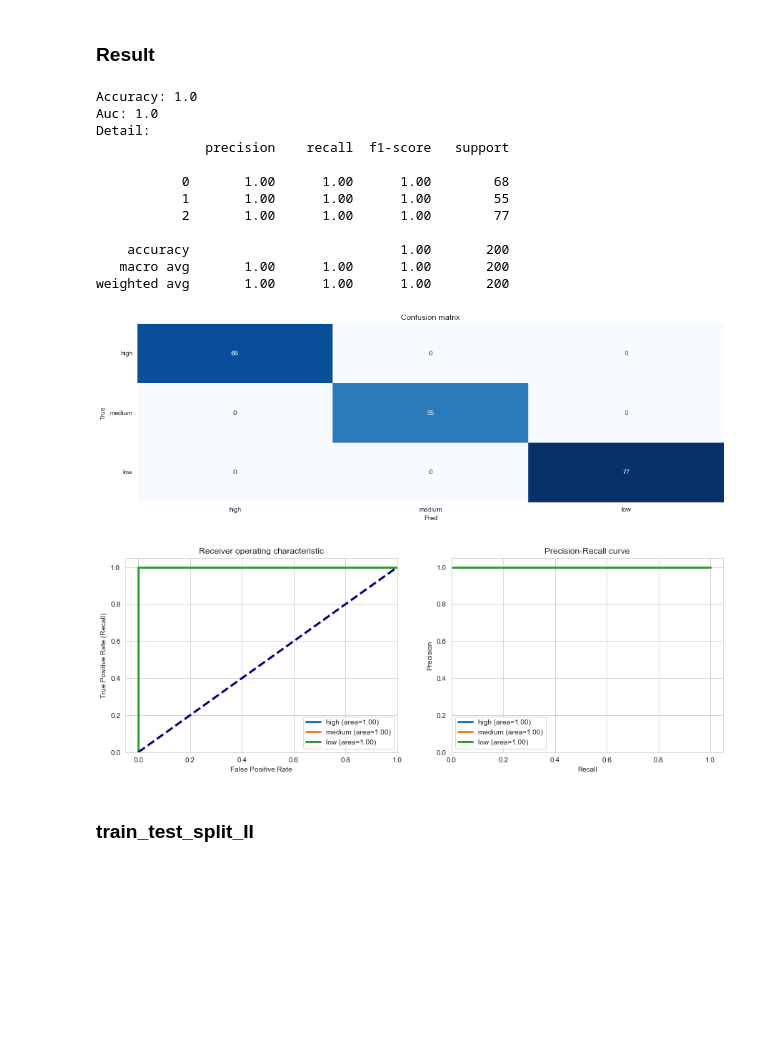
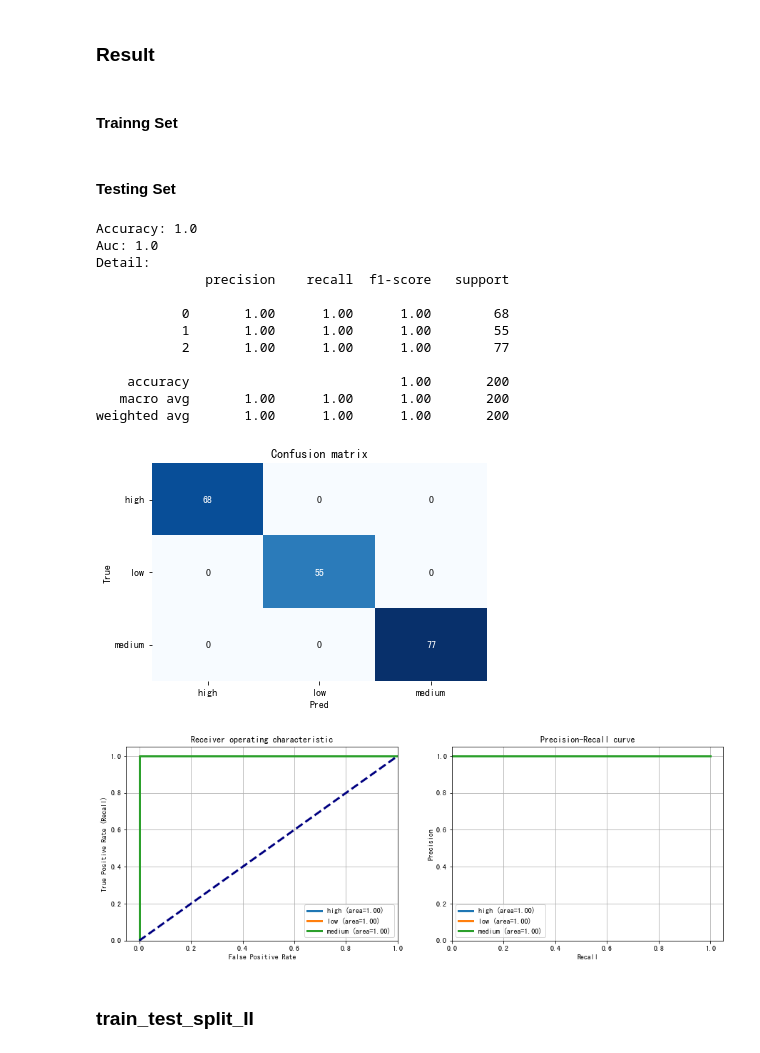
Before and after one commit to oraclekaia/BI_fin_project, a Jupyter notebook: lung_cancer.ipynb, the cells around one changed output. Saved outputs shown, nothing was run; the diff lists cells and outputs as text; code cells hidden in the pictures; blank space fills up the shorter version.

Commit message:
medium=2_low=1

```diff
--- a/lung_cancer.ipynb
+++ b/lung_cancer.ipynb
@@ -110,7 +110,6 @@ plt.show()
 # %% [markdown]
 各 level 的數量
 # %%
-sns.set_theme(style="darkgrid")
-sns.countplot(x="level", data=drop_id)
+sns.countplot(x="level", data=drop_id, palette=['#2F4A8A', "#90D1CB", "#FFB172"])
 # %% [output]
 <AxesSubplot:xlabel='level', ylabel='count'>
@@ -127,8 +146,14 @@ sns.countplot(x='air pollution', hue='level', data=drop_id)
 # %%
 from sklearn.preprocessing import LabelEncoder
 labelencoder = LabelEncoder()
-data_le=pd.DataFrame(drop_id)
-data_le['level'] = labelencoder.fit_transform(data_le['level'])
+data_le=drop_id.copy()
+data_le['level2'] = labelencoder.fit_transform(data_le['level'])
+# data_le[(data_le['occupational hazards']==3) &
+# (data_le['obesity']==2) &
+# (data_le['coughing of blood'] == 3) &
+# (data_le['fatigue']==1) &
+# (data_le['wheezing']==8) &
+# (data_le['clubbing of finger nails']==2)]
 data_le
 # %% [output]
 |  | age | gender | air pollution | alcohol use | dust allergy | occupational hazards | genetic risk | ... |
@@ -338,7 +363,7 @@ memory usage: 183.7 KB
 # %% [markdown]
 ## train_test_split
 # %%
-y=data_le.level
+y=data_le.level2
 
 features_all=['age', 'gender', 'air pollution', 'alcohol use',
 'dust allergy', 'occupational hazards', 'genetic risk', 'chronic lung disease',
@@ -410,7 +435,7 @@ max_leaf = 16, min_samples = 20, accuracy = 1.0
 max_leaf = 16, min_samples = 30, accuracy = 1.0
 max_leaf = 16, min_samples = 40, accuracy = 1.0
 # %%
-dt_all = DecisionTreeClassifier(criterion='gini', max_leaf_nodes=10)
+dt_all = DecisionTreeClassifier(max_leaf_nodes=10)
 dt_all.fit(X_train_all, y_train_all)
 # %% [output]
 DecisionTreeClassifier(max_leaf_nodes=10)
@@ -468,8 +501,12 @@ Variable: snoring              Importance: 0.0
 # %% [markdown]
 ### Result
+# %% [markdown]
+#### Trainng Set
+# %% [markdown]
+#### Testing Set
 # %%
 # classes = np.unique(y_test_all)
-classes=['high', 'medium', 'low']
+classes=['high', 'low', 'medium']
 y_test_array = pd.get_dummies(y_test_all, drop_first=False).values
 
 ## Accuracy, Precision, Recall
@@ -515,35 +552,35 @@ ax[0].set(xlim=[-0.05,1.0], ylim=[0.0,1.05],
           title="Receiver operating characteristic")
 ax[0].legend(loc="lower right")
 ax[0].grid(True)
 
 ## Plot precision-recall curve
 for i in range(len(classes)):
     precision, recall, thresholds = metrics.precision_recall_curve(
                  y_test_array[:,i], predicted_prob_all[:,i])
     ax[1].plot(recall, precision, lw=3,
                label='{0} (area={1:0.2f})'.format(classes[i],
                                   metrics.auc(recall, precision))
               )
 ax[1].set(xlim=[0.0,1.05], ylim=[0.0,1.05], xlabel='Recall',
           ylabel="Precision", title="Precision-Recall curve")
 ax[1].legend(loc="best")
 ax[1].grid(True)
 plt.show()
 # %% [output]
 Accuracy: 1.0
 Auc: 1.0
 Detail:
               precision    recall  f1-score   support
 
            0       1.00      1.00      1.00        68
            1       1.00      1.00      1.00        55
            2       1.00      1.00      1.00        77
 
     accuracy                           1.00       200
    macro avg       1.00      1.00      1.00       200
 weighted avg       1.00      1.00      1.00       200
-[figure, old version]
+[figure, new version]
-[figure, old version]
+[figure, new version]
 # %% [markdown]
 ### train_test_split_II
 # %%
```
Also changed, not shown: parts of 21 cells of this notebook, 2 other files.
